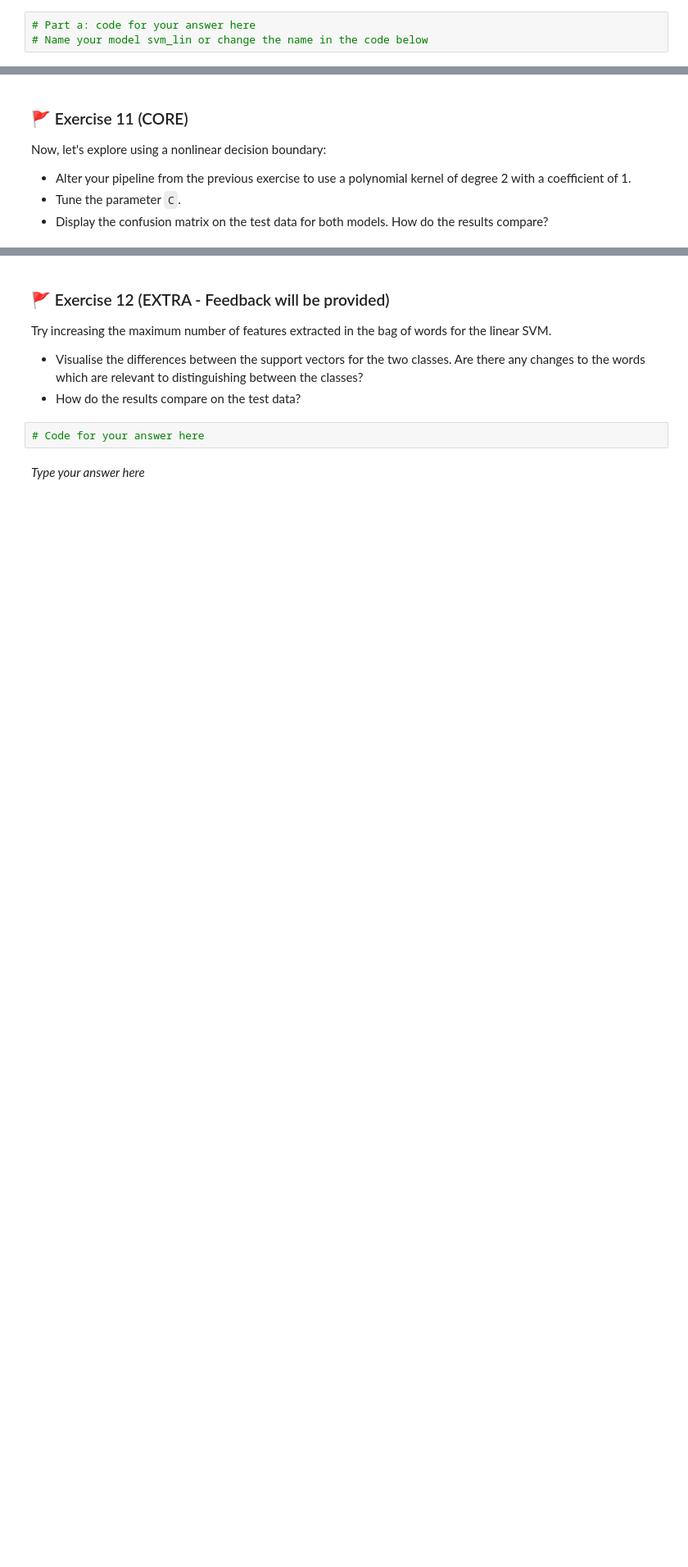
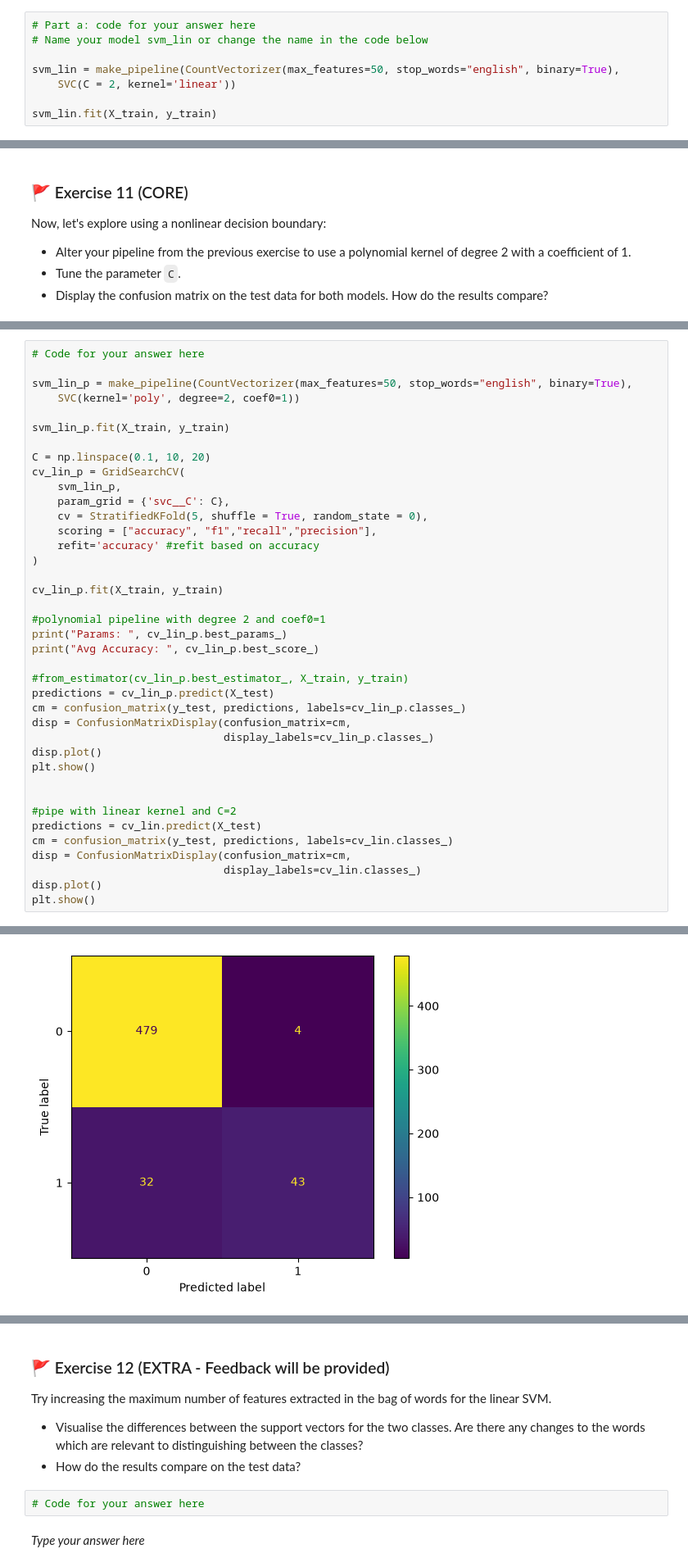
Before and after one commit to thomasvsinclair/ml-workshops, a Jupyter notebook: WS7/mlp_week07.ipynb, the cells around one changed output, grey strips where cells are left out. Shown at 82% size. Drawn from its saved outputs; the diff is of its cells as text; blank space fills up the shorter version.

```diff
--- a/WS7/mlp_week07.ipynb
+++ b/WS7/mlp_week07.ipynb
@@ -798,3 +818,8 @@ b. Run the code the below to visualise the coefficients and the support vectors
 # %%
 # Part a: code for your answer here
 # Name your model svm_lin or change the name in the code below
+
+svm_lin = make_pipeline(CountVectorizer(max_features=50, stop_words="english", binary=True),
+    SVC(C = 2, kernel='linear'))
+
+svm_lin.fit(X_train, y_train)
@@ -856,0 +889,40 @@ _Type your answer here_
+# %%
+# Code for your answer here
+
+svm_lin_p = make_pipeline(CountVectorizer(max_features=50, stop_words="english", binary=True),
+    SVC(kernel='poly', degree=2, coef0=1))
+
+svm_lin_p.fit(X_train, y_train)
+
+C = np.linspace(0.1, 10, 20)
+cv_lin_p = GridSearchCV(
+    svm_lin_p,
+    param_grid = {'svc__C': C},
+    cv = StratifiedKFold(5, shuffle = True, random_state = 0),
+    scoring = ["accuracy", "f1","recall","precision"],
+    refit='accuracy' #refit based on accuracy
+)
+
+cv_lin_p.fit(X_train, y_train)
+
+#polynomial pipeline with degree 2 and coef0=1
+print("Params: ", cv_lin_p.best_params_)
+print("Avg Accuracy: ", cv_lin_p.best_score_)
+
+#from_estimator(cv_lin_p.best_estimator_, X_train, y_train)
+predictions = cv_lin_p.predict(X_test)
+cm = confusion_matrix(y_test, predictions, labels=cv_lin_p.classes_)
+disp = ConfusionMatrixDisplay(confusion_matrix=cm,
+                              display_labels=cv_lin_p.classes_)
+disp.plot()
+plt.show()
+
+
+#pipe with linear kernel and C=2
+predictions = cv_lin.predict(X_test)
+cm = confusion_matrix(y_test, predictions, labels=cv_lin.classes_)
+disp = ConfusionMatrixDisplay(confusion_matrix=cm,
+                              display_labels=cv_lin.classes_)
+disp.plot()
+plt.show()
+# %% [output]
@@ -856,0 +931 @@ _Type your answer here_
+[figure, added]
```
Also changed, not shown: parts of 15 cells of this notebook.
